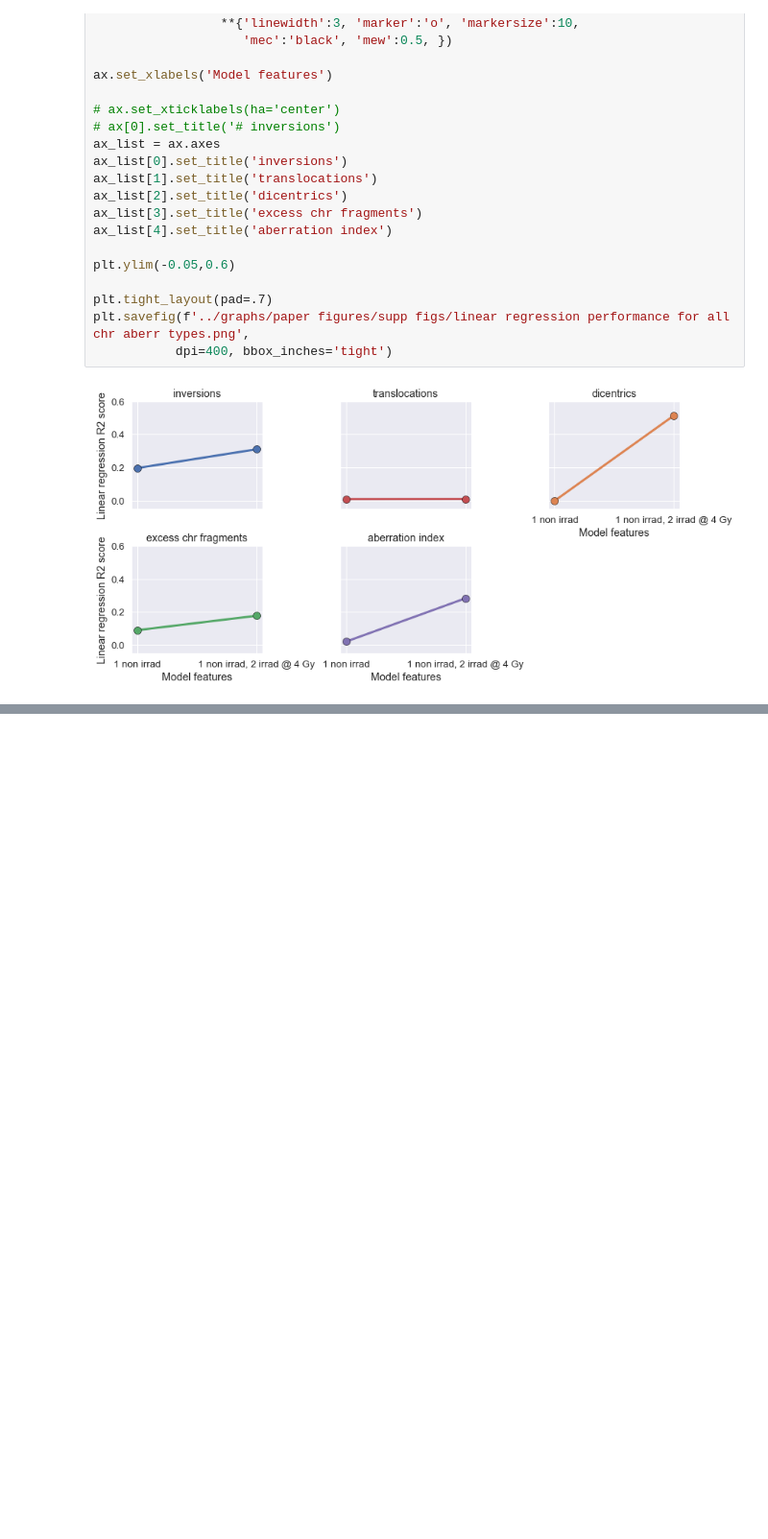
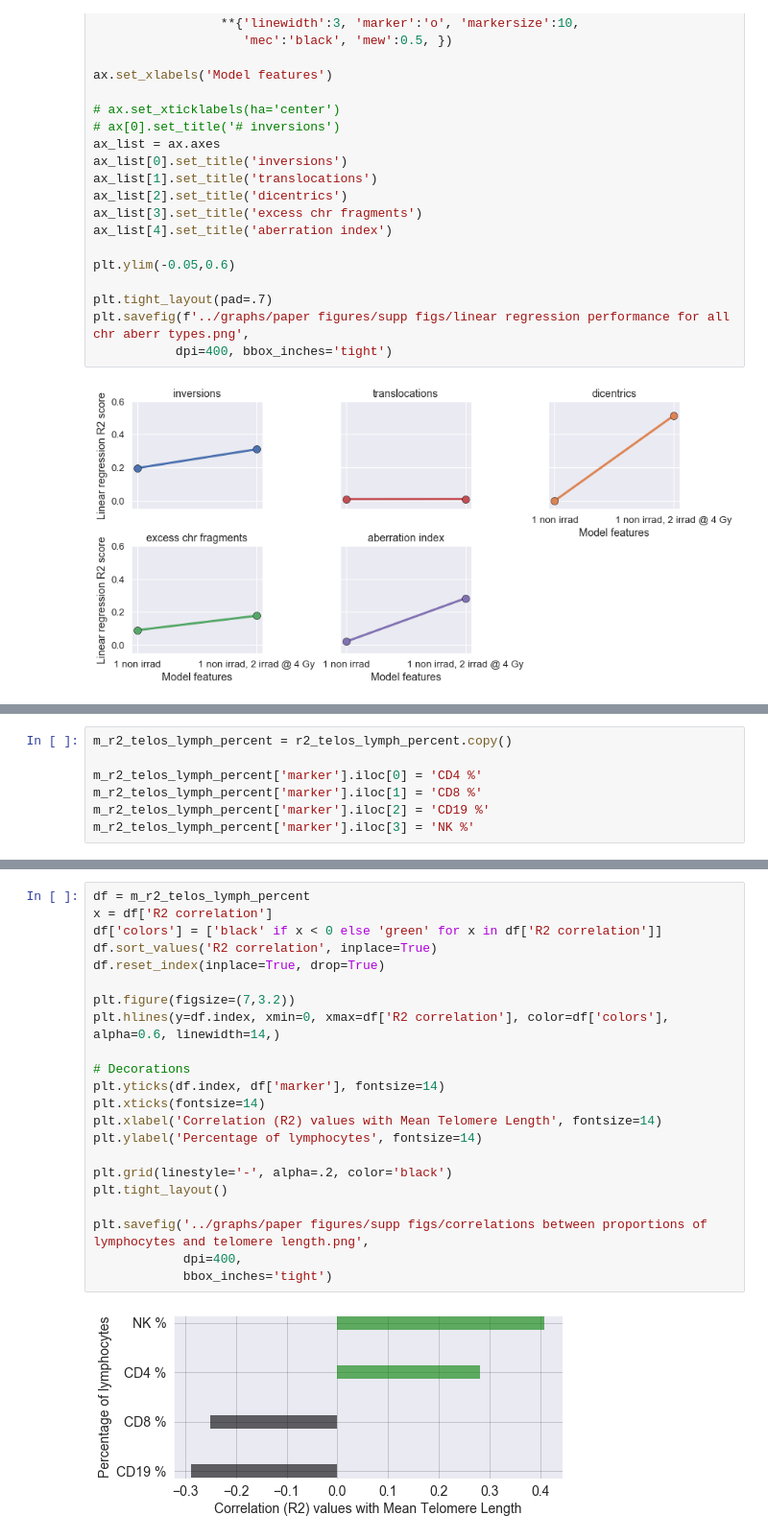
Before and after one commit to Jared-Luxton/radiation-therapy-machine-learning, a Jupyter notebook: notebooks/02_radiation_therapy_patients_data_VISUALIZATION_STATISTICS.ipynb, the cells around one changed output, grey strips where cells are left out. Shown at 96% size. Saved outputs shown, nothing was run; the diff lists cells and outputs as text; blank space fills up the shorter version.

```diff
--- a/notebooks/02_radiation_therapy_patients_data_VISUALIZATION_STATISTICS.ipynb
+++ b/notebooks/02_radiation_therapy_patients_data_VISUALIZATION_STATISTICS.ipynb
@@ -993,0 +1124,7 @@ plt.savefig(f'../graphs/paper figures/supp figs/linear regression performance fo
+# %%
+m_r2_telos_lymph_percent = r2_telos_lymph_percent.copy()
+
+m_r2_telos_lymph_percent['marker'].iloc[0] = 'CD4 %'
+m_r2_telos_lymph_percent['marker'].iloc[1] = 'CD8 %'
+m_r2_telos_lymph_percent['marker'].iloc[2] = 'CD19 %'
+m_r2_telos_lymph_percent['marker'].iloc[3] = 'NK %'
@@ -993,0 +1139,24 @@ plt.savefig(f'../graphs/paper figures/supp figs/linear regression performance fo
+# %%
+df = m_r2_telos_lymph_percent
+x = df['R2 correlation']
+df['colors'] = ['black' if x < 0 else 'green' for x in df['R2 correlation']]
+df.sort_values('R2 correlation', inplace=True)
+df.reset_index(inplace=True, drop=True)
+
+plt.figure(figsize=(7,3.2))
+plt.hlines(y=df.index, xmin=0, xmax=df['R2 correlation'], color=df['colors'], alpha=0.6, linewidth=14,)
+
+# Decorations
+plt.yticks(df.index, df['marker'], fontsize=14)
+plt.xticks(fontsize=14)
+plt.xlabel('Correlation (R2) values with Mean Telomere Length', fontsize=14)
+plt.ylabel('Percentage of lymphocytes', fontsize=14)
+
+plt.grid(linestyle='-', alpha=.2, color='black')
+plt.tight_layout()
+
+plt.savefig('../graphs/paper figures/supp figs/correlations between proportions of lymphocytes and telomere length.png',
+            dpi=400,
+            bbox_inches='tight')
+# %% [output]
+[figure, added]
```
Also changed, not shown: parts of 40 cells of this notebook, 2 other files.
